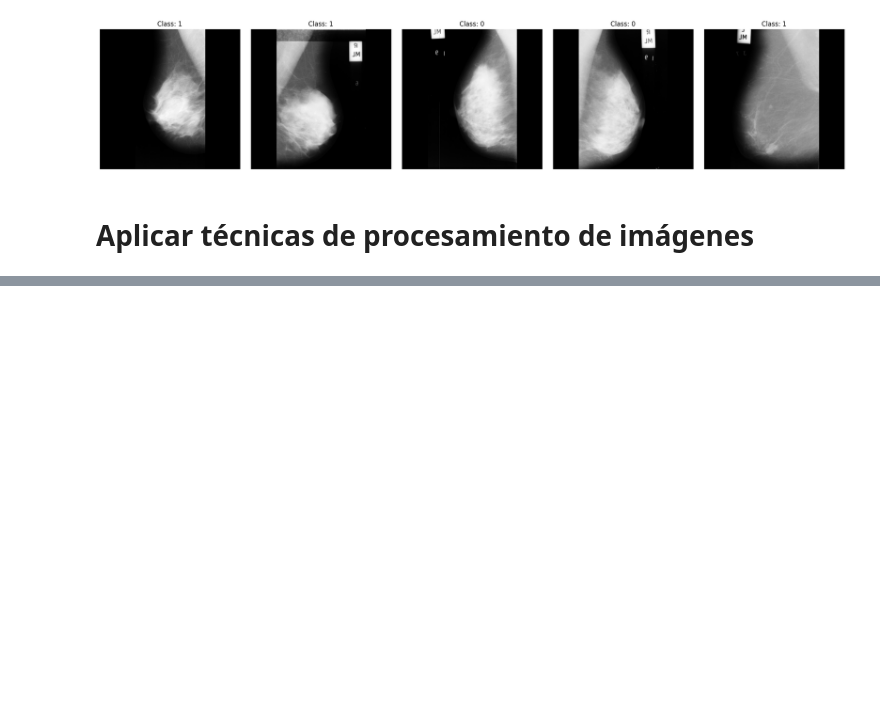
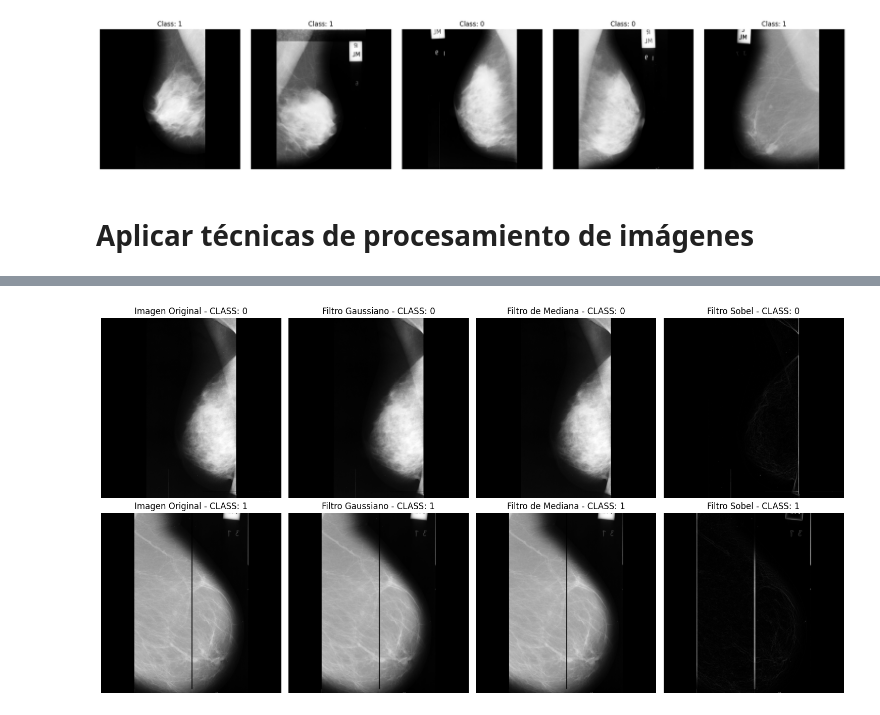
Before and after one commit to jsebastianquiroga/IMAGE_VIDEO_PROCESSING_PUJ, a Jupyter notebook: proyecto/proyecto_garcia_quiroga.ipynb, the cells around one changed output, grey strips where cells are left out. Saved outputs shown, nothing was run; the diff lists cells and outputs as text; code cells hidden in the pictures; blank space fills up the shorter version.

```diff
--- a/proyecto/proyecto_garcia_quiroga.ipynb
+++ b/proyecto/proyecto_garcia_quiroga.ipynb
@@ -375,0 +376,43 @@ plt.show()
+# %%
+import cv2
+import numpy as np
+from scipy.ndimage import gaussian_filter, median_filter
+from matplotlib import pyplot as plt
+
+# Mostrar las imágenes en una grilla
+fig, ax = plt.subplots(2, 4, figsize=(15, 8))
+
+def process_and_show(ax_row, image, class_label):
+
+    # La imagen original para comparación
+    ax_row[0].imshow(image, cmap='gray')
+    ax_row[0].set_title(f'Imagen Original - CLASS: {class_label}')
+    ax_row[0].axis('off')
+
+    # Aplicar filtro Gaussiano para suavizado
+    gaussian_blur = gaussian_filter(image, sigma=1)
+    ax_row[1].imshow(gaussian_blur, cmap='gray')
+    ax_row[1].set_title(f'Filtro Gaussiano - CLASS: {class_label}')
+    ax_row[1].axis('off')
+
+    # Aplicar filtro de Mediana para reducción de ruido
+    median_blur = median_filter(image, size=3)
+    ax_row[2].imshow(median_blur, cmap='gray')
+    ax_row[2].set_title(f'Filtro de Mediana - CLASS: {class_label}')
+    ax_row[2].axis('off')
+
+    # Aplicar filtro de detección de bordes (Sobel)
+    sobelx = cv2.Sobel(image, cv2.CV_64F, 1, 0, ksize=5)
+    sobely = cv2.Sobel(image, cv2.CV_64F, 0, 1, ksize=5)
+    sobel_edges = np.hypot(sobelx, sobely)
+    ax_row[3].imshow(sobel_edges, cmap='gray')
+    ax_row[3].set_title(f'Filtro Sobel - CLASS: {class_label}')
+    ax_row[3].axis('off')
+
+process_and_show(ax[0], image_0, 0)
+process_and_show(ax[1], image_1, 1)
+
+plt.tight_layout()
+plt.show()
+# %% [output]
+[figure, added]
```
Also changed, not shown: parts of 8 cells of this notebook.
